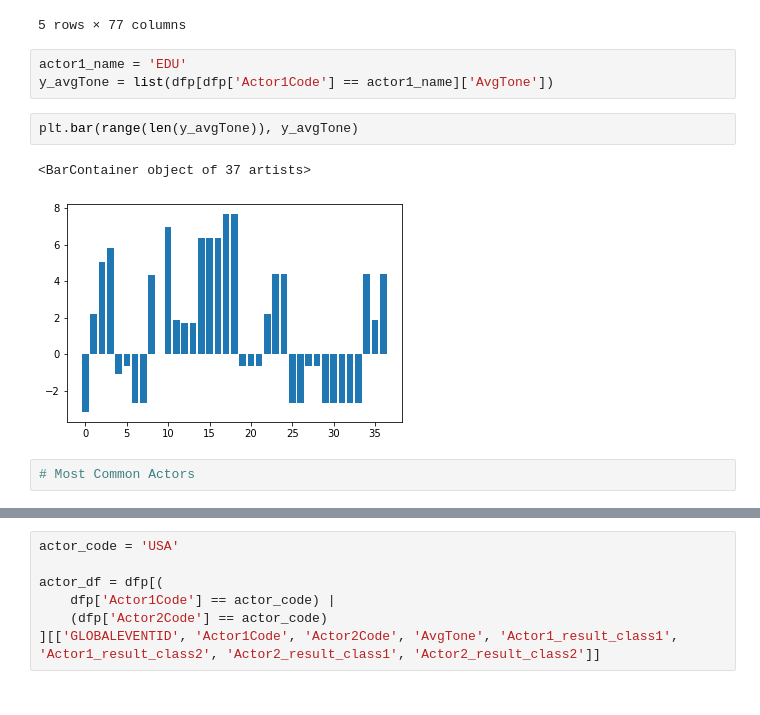
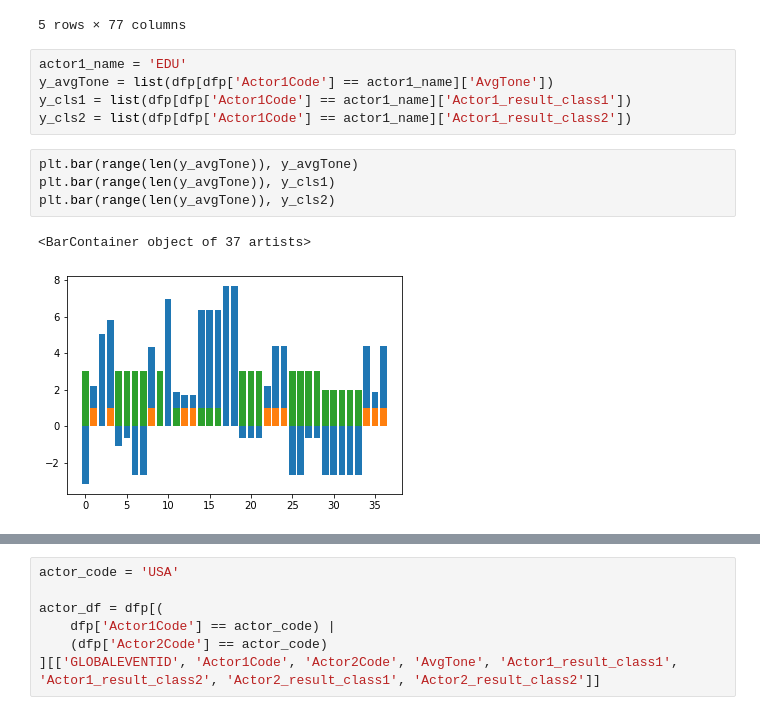
Before and after one commit to hash-include/gdeltdata, a Jupyter notebook: 2_run_report.ipynb, the cells around one changed output, grey strips where cells are left out. Saved outputs shown, nothing was run; the diff lists cells and outputs as text.

```diff
--- a/2_run_report.ipynb
+++ b/2_run_report.ipynb
@@ -37,10 +37,12 @@ dfp.head()
 # %%
 actor1_name = 'EDU'
 y_avgTone = list(dfp[dfp['Actor1Code'] == actor1_name]['AvgTone'])
+y_cls1 = list(dfp[dfp['Actor1Code'] == actor1_name]['Actor1_result_class1'])
+y_cls2 = list(dfp[dfp['Actor1Code'] == actor1_name]['Actor1_result_class2'])
 # %%
 plt.bar(range(len(y_avgTone)), y_avgTone)
+plt.bar(range(len(y_avgTone)), y_cls1)
+plt.bar(range(len(y_avgTone)), y_cls2)
 # %% [output]
 <BarContainer object of 37 artists>
-[figure, old version]
+[figure, new version]
-# %%
-# Most Common Actors
```
Also changed, not shown: parts of 8 cells of this notebook, 7 other files.
